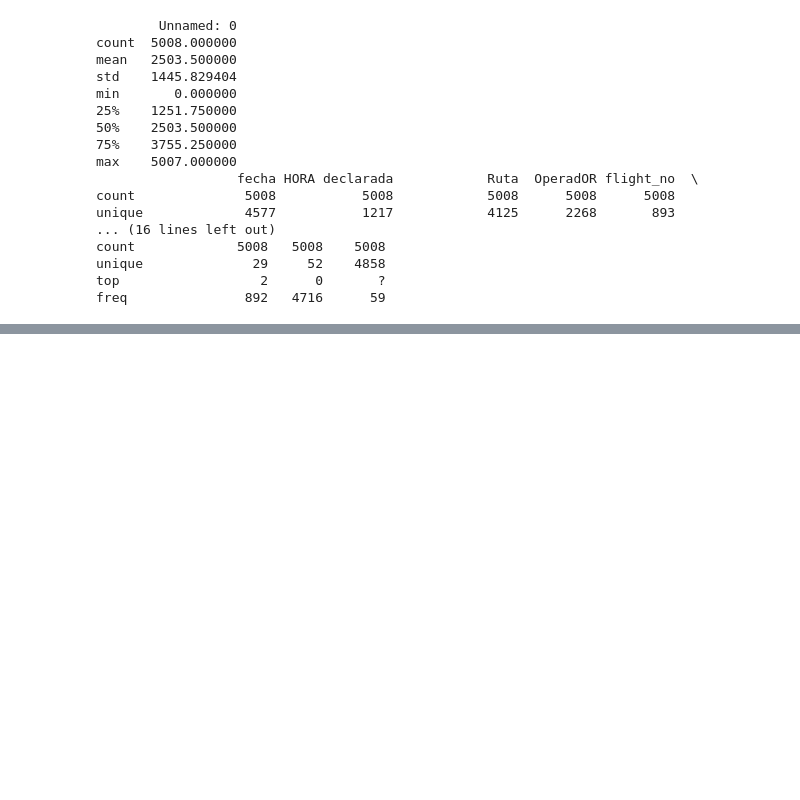
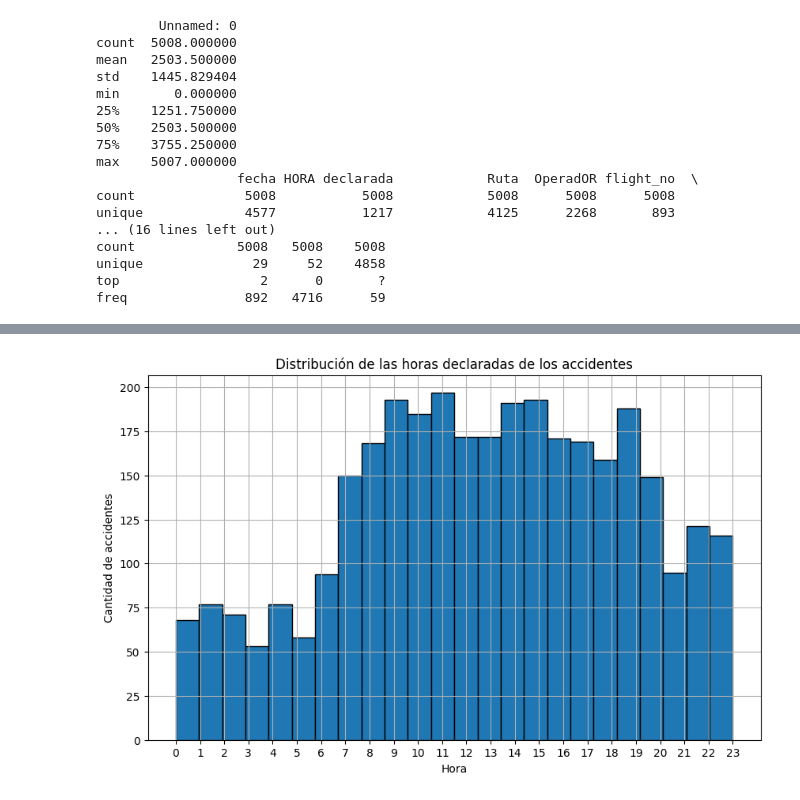
Before and after one commit to tinchoreco/PIDataAnalitycs, a Jupyter notebook: proyecto individual.ipynb, the cells around one changed output, grey strips where cells are left out. Drawn from its saved outputs; the diff is of its cells as text; code cells hidden in the pictures; blank space fills up the shorter version.

```diff
--- a/proyecto individual.ipynb
+++ b/proyecto individual.ipynb
@@ -68,0 +102,18 @@ freq               892   4716      59
+# %%
+# Reemplazar los valores desconocidos "?" por NaN
+df['HORA declarada'] = df['HORA declarada'].replace('?', pd.NA)
+
+# Convertir la columna 'HORA declarada' a formato de hora
+df['HORA declarada'] = pd.to_datetime(df['HORA declarada'], format='%H%M', errors='coerce').dt.hour
+
+# Crear un histograma sin tener en cuenta los valores NaN
+plt.figure(figsize=(10, 6))
+plt.hist(df['HORA declarada'].dropna(), bins=24, edgecolor='black')
+plt.xlabel('Hora')
+plt.ylabel('Cantidad de accidentes')
+plt.title('Distribución de las horas declaradas de los accidentes')
+plt.xticks(range(0, 24))
+plt.grid(True)
+plt.show()
+# %% [output]
+[figure, added]
```
Also changed, not shown: parts of 11 cells of this notebook, 15 other files.
